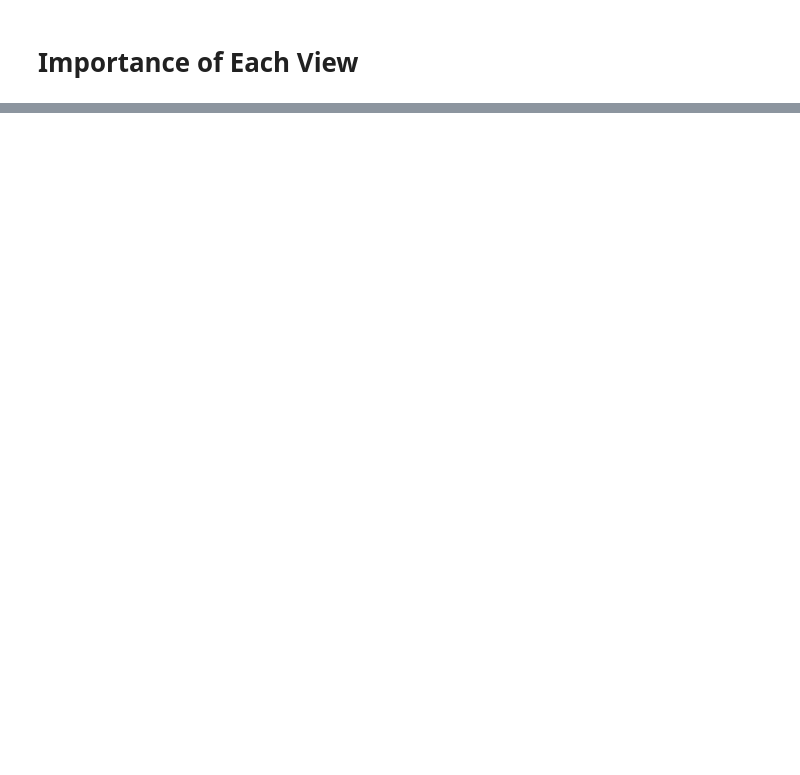
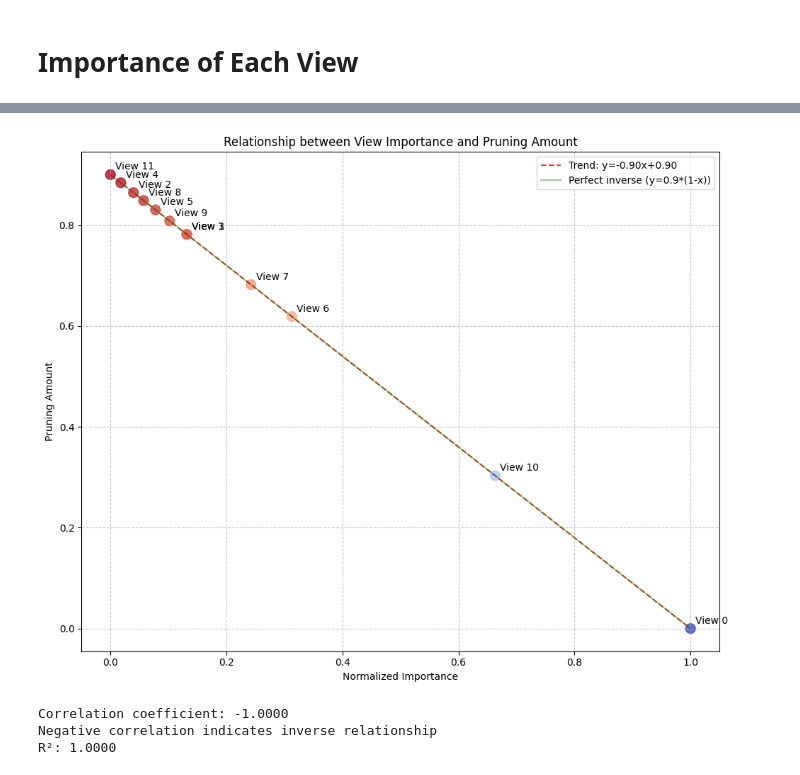
Before and after one commit to mahadevxo/DDNN-Working, a Jupyter notebook: src/pruning/taylor_series/better-pruning/mvcnn-results-reg-fit.ipynb, the cells around one changed output, grey strips where cells are left out. Drawn from its saved outputs; the diff is of its cells as text; code cells hidden in the pictures; blank space fills up the shorter version.

```diff
--- a/src/pruning/taylor_series/better-pruning/mvcnn-results-reg-fit.ipynb
+++ b/src/pruning/taylor_series/better-pruning/mvcnn-results-reg-fit.ipynb
@@ -308,0 +540,65 @@ importance_values
+# %%
+# Visualize Importance vs. Pruning relationship
+def visualize_importance_pruning_relationship(pruning_per_view, normalized_importance):
+    import matplotlib.pyplot as plt
+    import numpy as np
+
+    # Extract values for scatter plot
+    importance_values = []
+    pruning_values = []
+    view_ids = []
+
+    for view, importance in normalized_importance.items():
+        importance_values.append(importance)
+        pruning_values.append(pruning_per_view[view])
+        view_ids.append(view)
+
+    # Create the scatter plot
+    plt.figure(figsize=(10, 8))
+
+    # Main scatter plot
+    plt.scatter(importance_values, pruning_values, s=100, c=pruning_values,
+                cmap='coolwarm', alpha=0.8)
+
+    # Add view ID labels
+    for i, view_id in enumerate(view_ids):
+        plt.annotate(f"View {view_id}",
+                    (importance_values[i], pruning_values[i]),
+                    xytext=(5, 5), textcoords='offset points')
+
+    # Add trend line
+    z = np.polyfit(importance_values, pruning_values, 1)
+    p = np.poly1d(z)
+    plt.plot(sorted(importance_values), p(sorted(importance_values)),
+             "r--", alpha=0.8, label=f"Trend: y={z[0]:.2f}x+{z[1]:.2f}")
+
+    # Add labels and title
+    plt.xlabel('Normalized Importance')
+    plt.ylabel('Pruning Amount')
+    plt.title('Relationship between View Importance and Pruning Amount')
+
+    # Add horizontal and vertical grid lines
+    plt.grid(True, linestyle='--', alpha=0.7)
+
+    # Add perfect inverse relationship reference line
+    x_ref = np.linspace(0, 1, 100)
+    y_ref = 0.9 * (1 - x_ref)  # The ideal inverse relationship
+    plt.plot(x_ref, y_ref, 'g-', alpha=0.4, label="Perfect inverse (y=0.9*(1-x))")
+
+    plt.legend()
+    plt.tight_layout()
+    plt.show()
+
+    # Calculate and print correlation
+    correlation = np.corrcoef(importance_values, pruning_values)[0, 1]
+    print(f"Correlation coefficient: {correlation:.4f}")
+    print("Negative correlation indicates inverse relationship")
+    print(f"R²: {correlation**2:.4f}")
+
+# Visualize the importance-pruning relationship
+visualize_importance_pruning_relationship(result, normalized_importance)
+# %% [output]
+[figure, added]
+Correlation coefficient: -1.0000
+Negative correlation indicates inverse relationship
+R²: 1.0000
```
Also changed, not shown: parts of 31 cells of this notebook, 3 other files.
